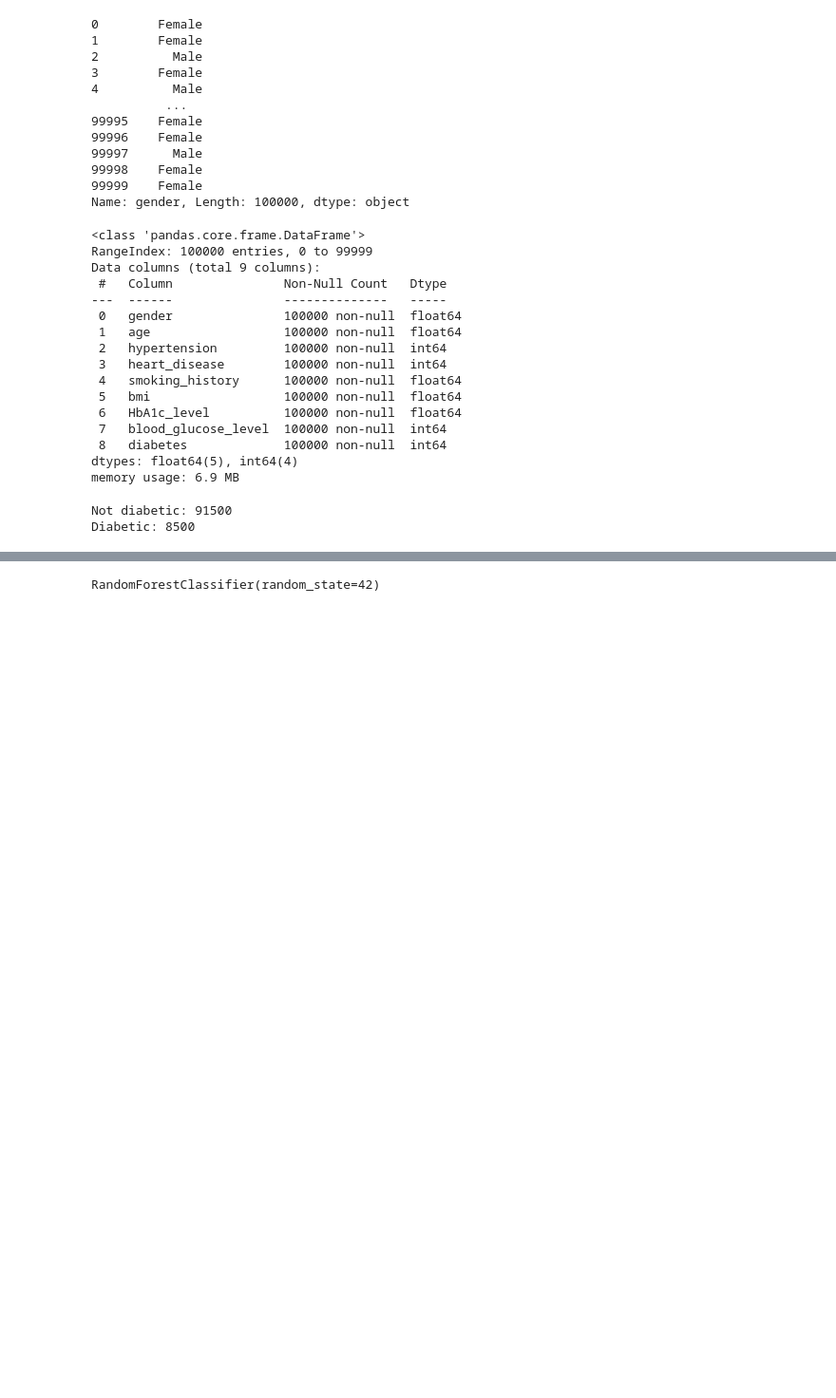
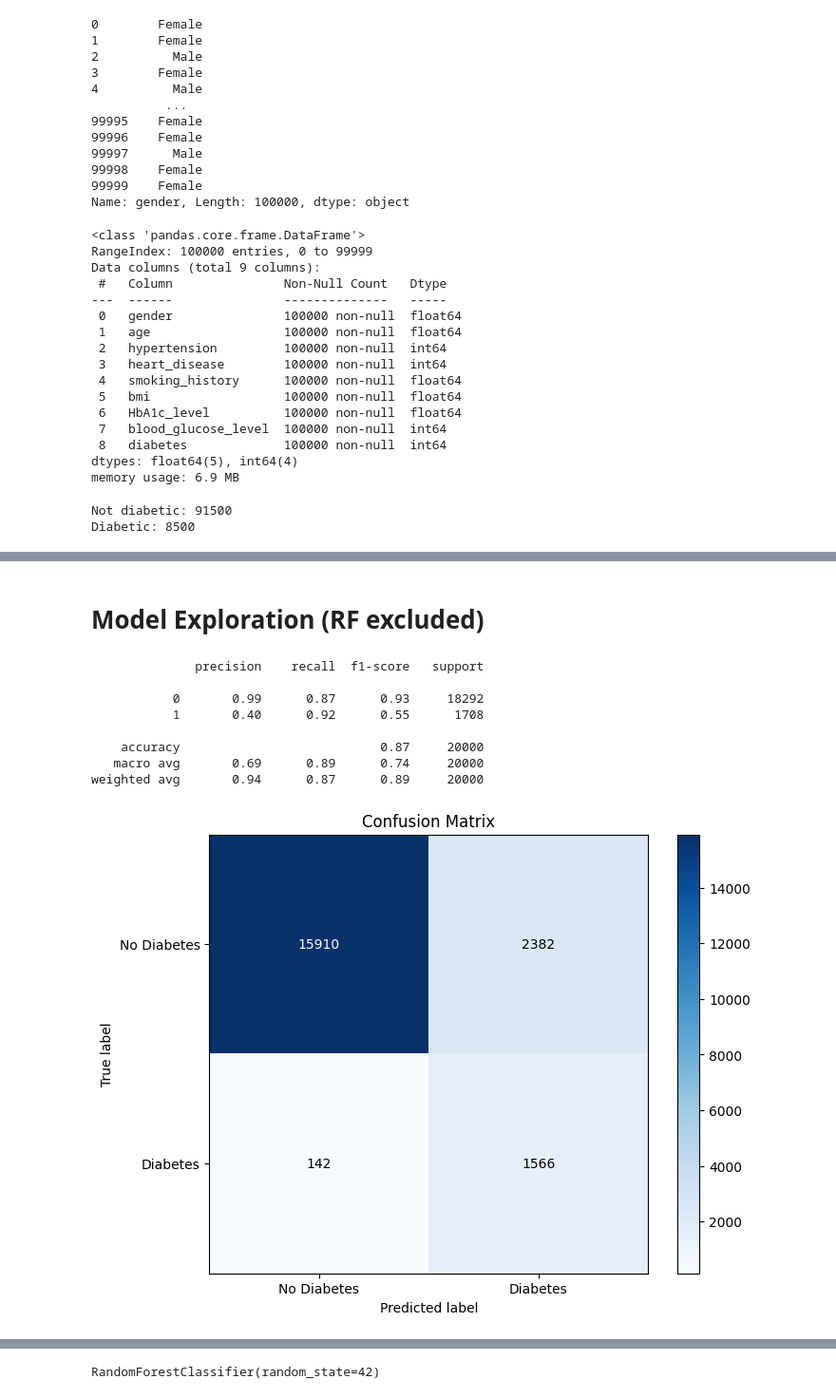
Before and after one commit to ElmWill/diabetic_predictor, a Jupyter notebook: train_model/main.ipynb, the cells around one changed output, grey strips where cells are left out. Shown: that part at 95% size. Saved outputs shown, nothing was run; the diff lists cells and outputs as text; code cells hidden in the pictures; blank space fills up the shorter version.

```diff
--- a/train_model/main.ipynb
+++ b/train_model/main.ipynb
@@ -155,17 +166,18 @@ print("Diabetic:", diabetes_counts.get(1, 0))
 Not diabetic: 91500
 Diabetic: 8500
 # %%
-from imblearn.over_sampling import SMOTE
-
 # Split the data into features and target variable
 X = df.drop('diabetes', axis=1)
 y = df['diabetes']
 
+# Split the dataset into training and testing sets
+X_train, X_test, y_train, y_test = train_test_split(X, y, test_size=0.2, random_state=42)
+
 # Apply SMOTE to balance the dataset
 smote = SMOTE(random_state=42)
-X_balanced, y_balanced = smote.fit_resample(X, y)
+X_train_balanced, y_train_balanced = smote.fit_resample(X_train, y_train)
 
 # Show class distribution after SMOTE
-print(pd.Series(y_balanced).value_counts())
+print(pd.Series(y_train_balanced).value_counts())
 # %% [output]
 diabetes
@@ -174,7 +186,4 @@ diabetes
 Name: count, dtype: int64
-# %%
-# Split the dataset into training and testing sets
-X_train, X_test, y_train, y_test = train_test_split(X_balanced, y_balanced, test_size=0.2, random_state=42)
 # %%
 # Scaling
 scaler = StandardScaler()
@@ -182,0 +198,43 @@ X_test_scaled = scaler.transform(X_test)
+# %% [markdown]
+# Model Exploration (RF excluded)
+# %%
+#SVC (Support Vector Machine)
+from sklearn.svm import SVC
+
+model_svc = SVC()
+model_svc.fit(X_train_scaled, y_train_balanced)
+
+y_pred_svc = model_svc.predict(X_test_scaled)
+
+classification_report(y_test, y_pred_svc)
+print(classification_report(y_test, y_pred_svc))
+
+# Confusion Matrix
+cm = confusion_matrix(y_test, y_pred_svc)
+plt.figure(figsize=(8, 6))
+plt.imshow(cm, interpolation='nearest', cmap=plt.cm.Blues)
+plt.title('Confusion Matrix')
+plt.colorbar()
+plt.xticks(np.arange(2), ['No Diabetes', 'Diabetes'])
+plt.yticks(np.arange(2), ['No Diabetes', 'Diabetes'])
+plt.xlabel('Predicted label')
+plt.ylabel('True label')
+
+# Show numbers in each cell
+for i in range(cm.shape[0]):
+    for j in range(cm.shape[1]):
+        plt.text(j, i, format(cm[i, j], 'd'),
+                 ha="center", va="center",
+                 color="white" if cm[i, j] > cm.max() / 2. else "black")
+
+plt.show()
+# %% [output]
+              precision    recall  f1-score   support
+
+           0       0.99      0.87      0.93     18292
+           1       0.40      0.92      0.55      1708
+
+    accuracy                           0.87     20000
+   macro avg       0.69      0.89      0.74     20000
+weighted avg       0.94      0.87      0.89     20000
+[figure, added]
```
Also changed, not shown: parts of 18 cells of this notebook, 3 other files.
